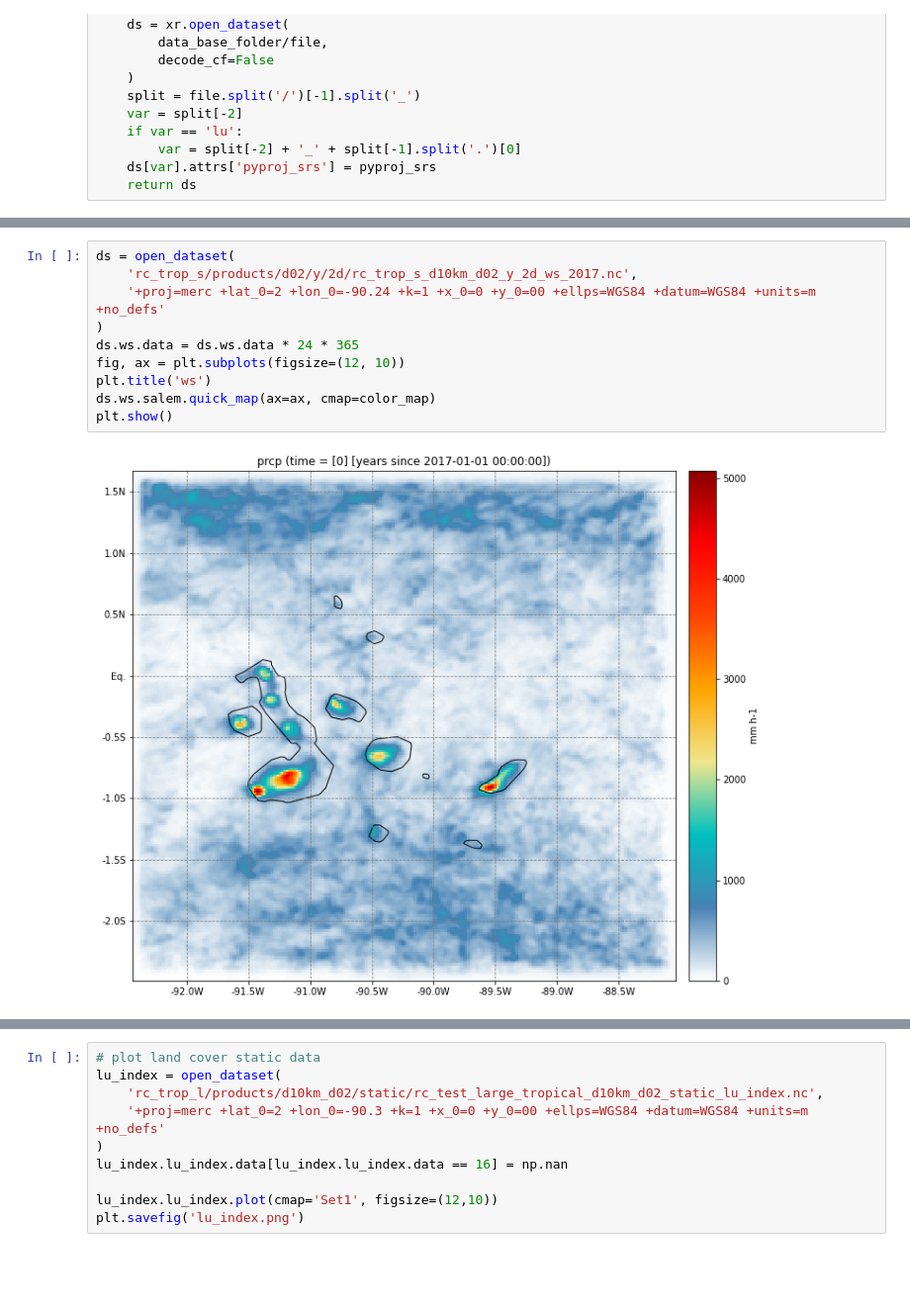
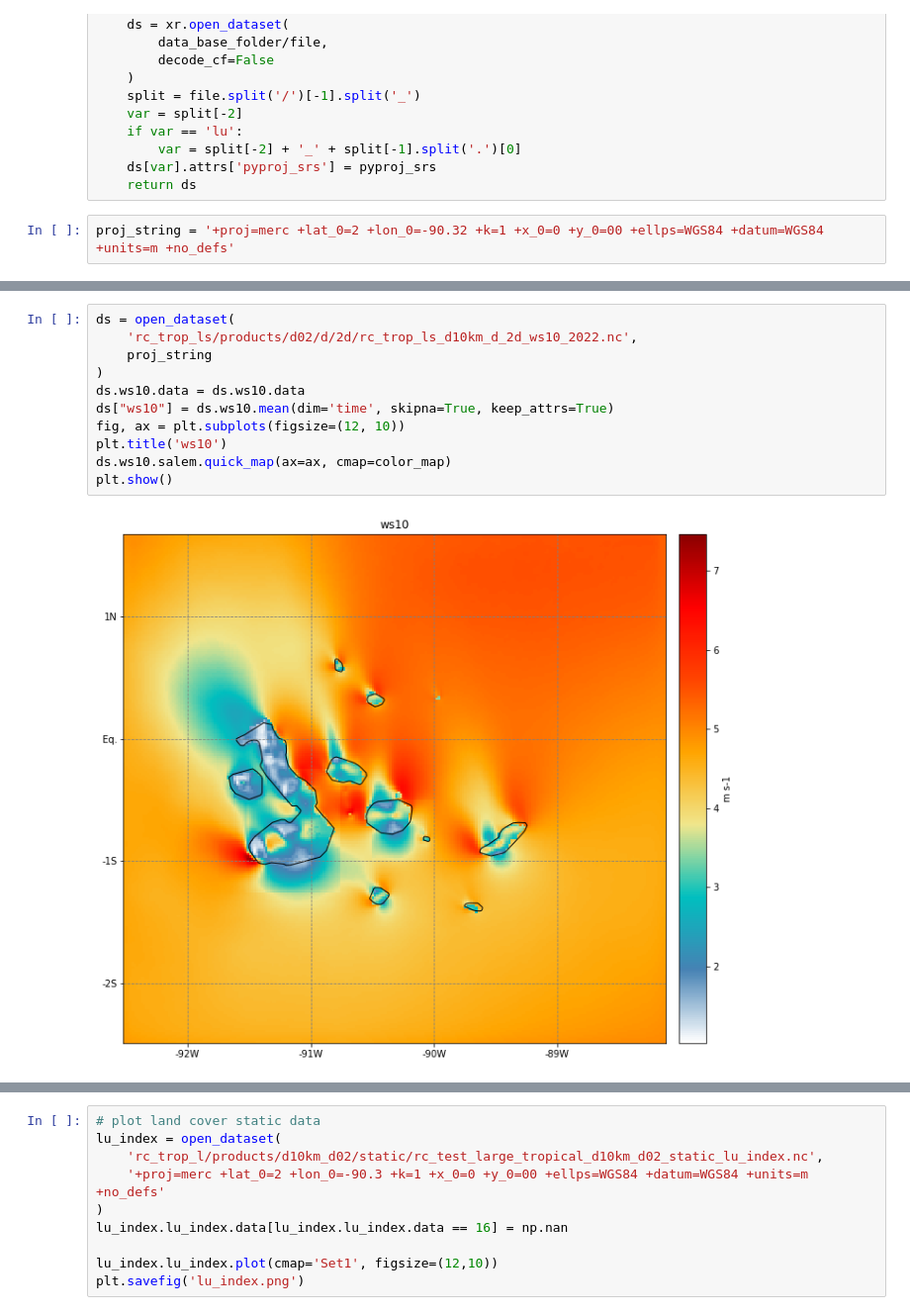
Before and after one commit to benatouba/darwin, a Jupyter notebook: plots_from_products.ipynb, the cells around one changed output, grey strips where cells are left out. Shown at 99% size. Drawn from its saved outputs; the diff is of its cells as text; blank space fills up the shorter version.

```diff
--- a/plots_from_products.ipynb
+++ b/plots_from_products.ipynb
@@ -48,3 +51,5 @@ def open_dataset(file, pyproj_srs='+proj=merc +lat_0=2 +lon_0=-89.5 +k=1 +x_0=0
         var = split[-2] + '_' + split[-1].split('.')[0]
     ds[var].attrs['pyproj_srs'] = pyproj_srs
     return ds
+# %%
+proj_string = '+proj=merc +lat_0=2 +lon_0=-90.32 +k=1 +x_0=0 +y_0=00 +ellps=WGS84 +datum=WGS84 +units=m +no_defs'
@@ -63,14 +110,15 @@ plt.show()
 # %%
 ds = open_dataset(
-    'rc_trop_s/products/d02/y/2d/rc_trop_s_d10km_d02_y_2d_ws_2017.nc',
-    '+proj=merc +lat_0=2 +lon_0=-90.24 +k=1 +x_0=0 +y_0=00 +ellps=WGS84 +datum=WGS84 +units=m +no_defs'
+    'rc_trop_ls/products/d02/d/2d/rc_trop_ls_d10km_d_2d_ws10_2022.nc',
+    proj_string
 )
-ds.ws.data = ds.ws.data * 24 * 365
+ds.ws10.data = ds.ws10.data
+ds["ws10"] = ds.ws10.mean(dim='time', skipna=True, keep_attrs=True)
 fig, ax = plt.subplots(figsize=(12, 10))
-plt.title('ws')
-ds.ws.salem.quick_map(ax=ax, cmap=color_map)
+plt.title('ws10')
+ds.ws10.salem.quick_map(ax=ax, cmap=color_map)
 plt.show()
 # %% [output]
-[figure, old version]
+[figure, new version]
 # %%
 ds = open_dataset(
```
Also changed, not shown: parts of 14 cells of this notebook, 2 other files.
